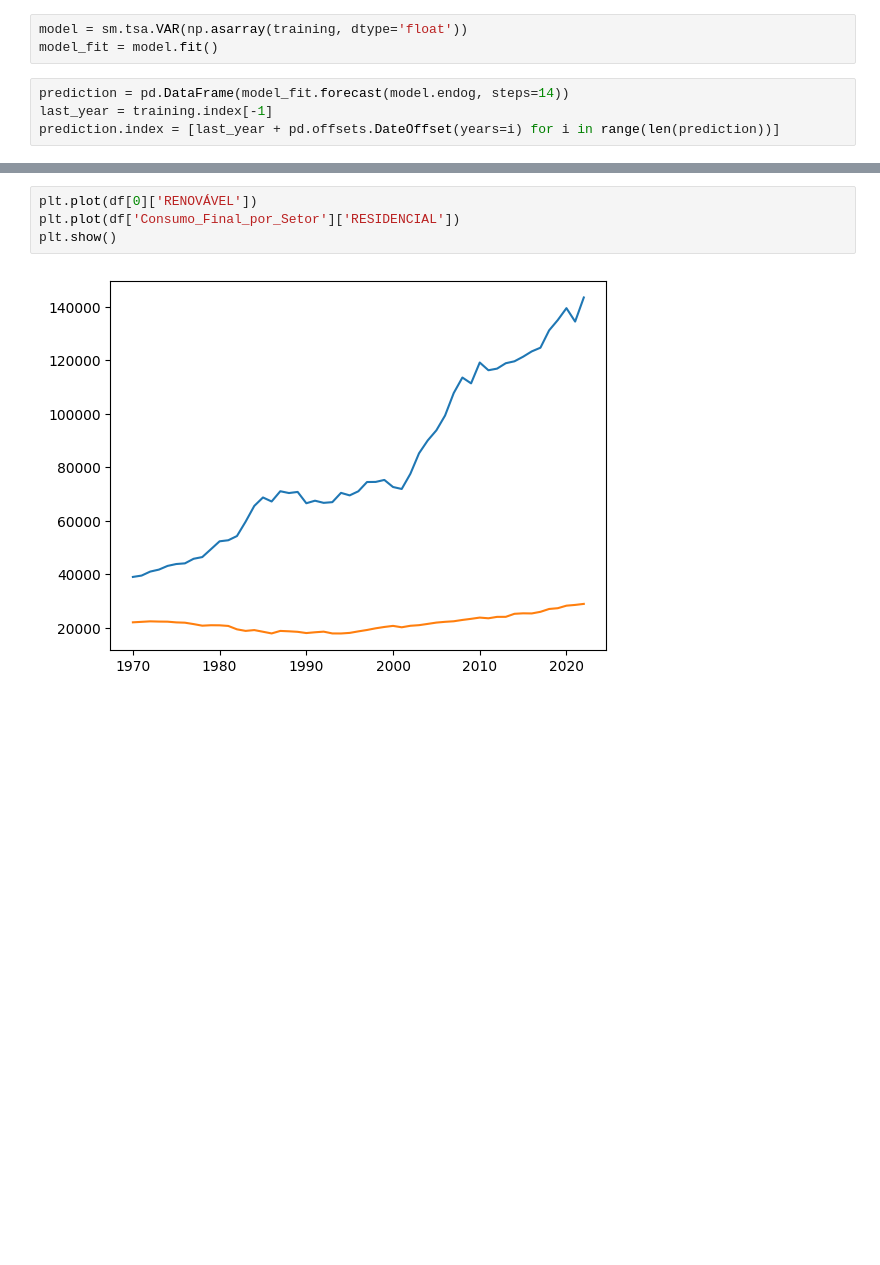
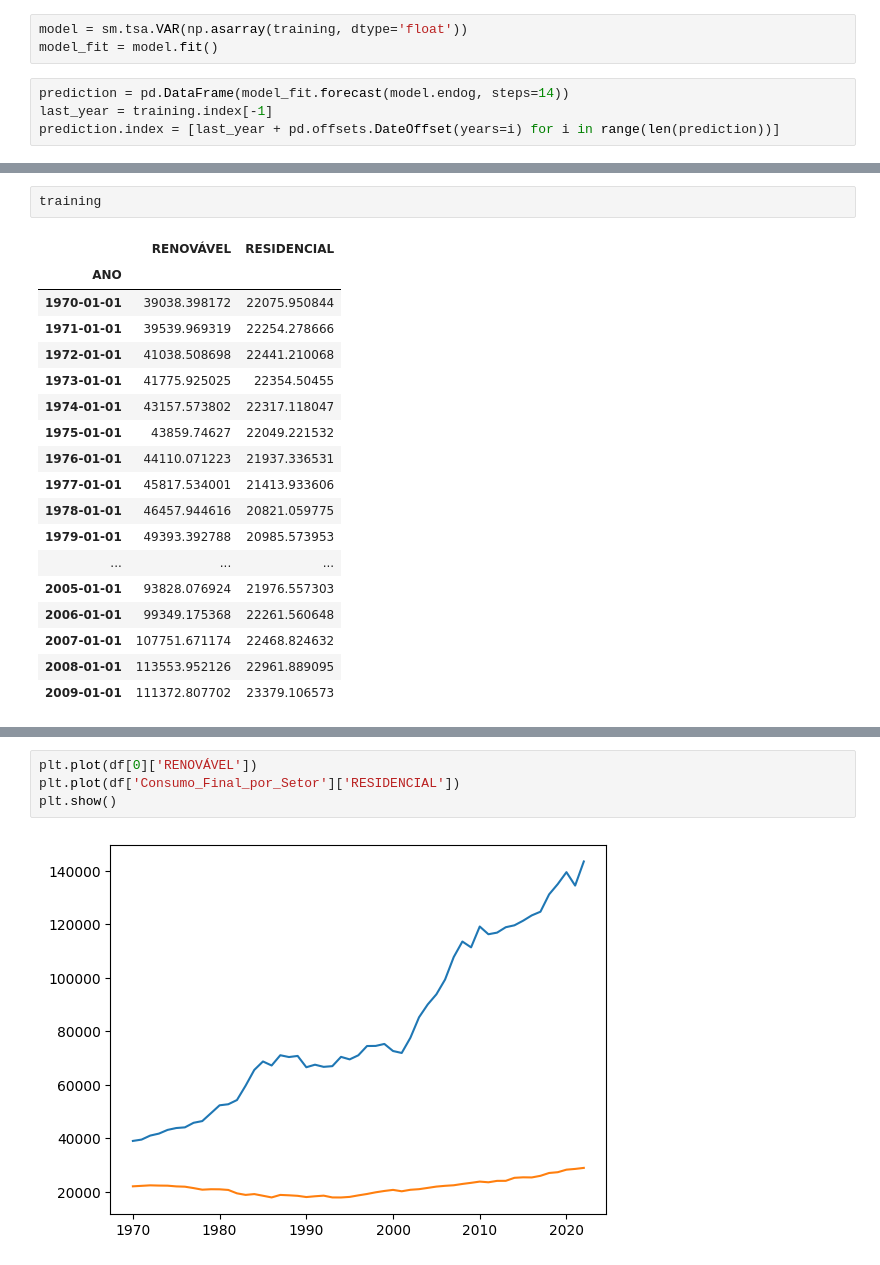
Before and after one commit to scrrpfv/projeto-ip, a Jupyter notebook: Analises/projecao.ipynb, the cells around one changed output, grey strips where cells are left out. Cells and saved outputs as stored; diff of their text form; blank space fills up the shorter version.

```diff
--- a/Analises/projecao.ipynb
+++ b/Analises/projecao.ipynb
@@ -34,3 +54,24 @@ prediction.index = [last_year + pd.offsets.DateOffset(years=i) for i in range(le
+# %%
+training
+# %% [output]
+|  | RENOVÁVEL | RESIDENCIAL |
+| ANO |  |  |
+| 1970-01-01 | 39038.398172 | 22075.950844 |
+| 1971-01-01 | 39539.969319 | 22254.278666 |
+| 1972-01-01 | 41038.508698 | 22441.210068 |
+| 1973-01-01 | 41775.925025 | 22354.50455 |
+| 1974-01-01 | 43157.573802 | 22317.118047 |
+| 1975-01-01 | 43859.74627 | 22049.221532 |
+| 1976-01-01 | 44110.071223 | 21937.336531 |
+| 1977-01-01 | 45817.534001 | 21413.933606 |
+| 1978-01-01 | 46457.944616 | 20821.059775 |
+| 1979-01-01 | 49393.392788 | 20985.573953 |
+| ... | ... | ... |
+| 2005-01-01 | 93828.076924 | 21976.557303 |
+| 2006-01-01 | 99349.175368 | 22261.560648 |
+| 2007-01-01 | 107751.671174 | 22468.824632 |
+| 2008-01-01 | 113553.952126 | 22961.889095 |
+| 2009-01-01 | 111372.807702 | 23379.106573 |
 # %%
 forecast = pd.concat([training, prediction])
 plt.plot(forecast)
```
Also changed, not shown: parts of 3 cells of this notebook.
